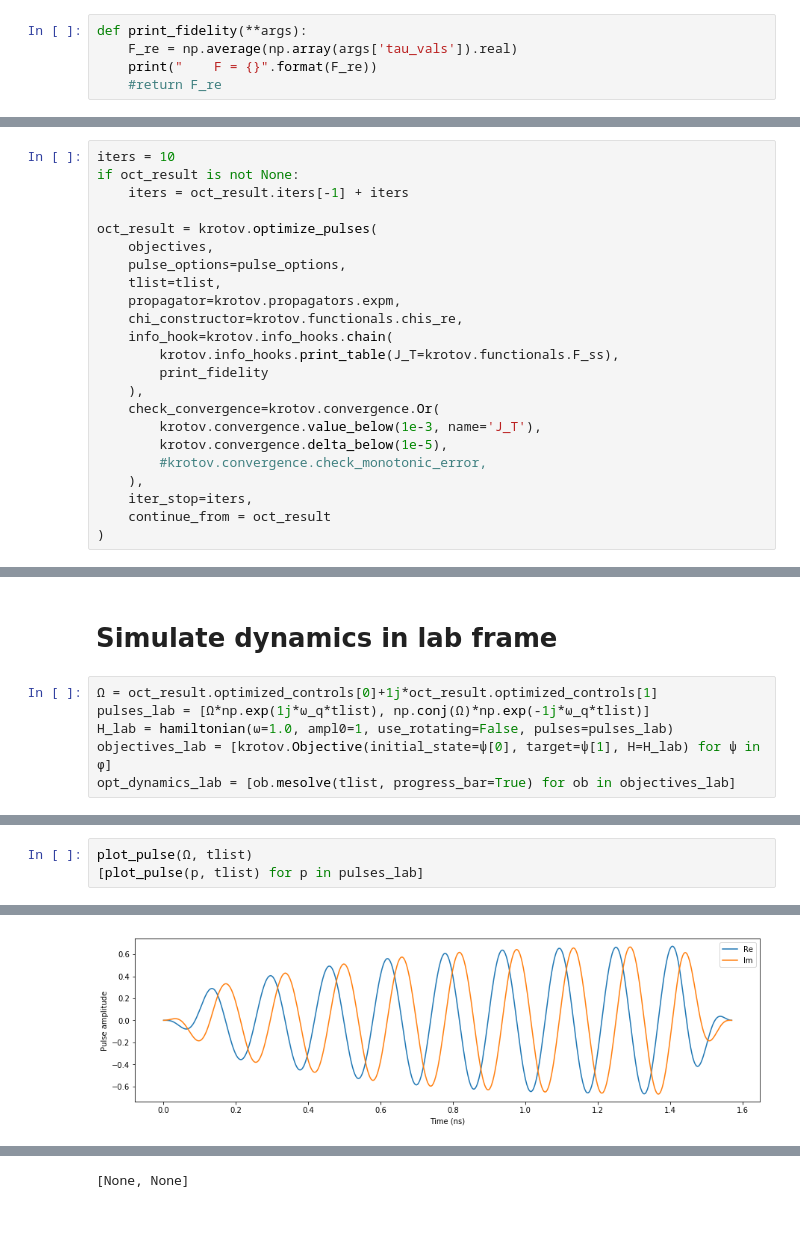
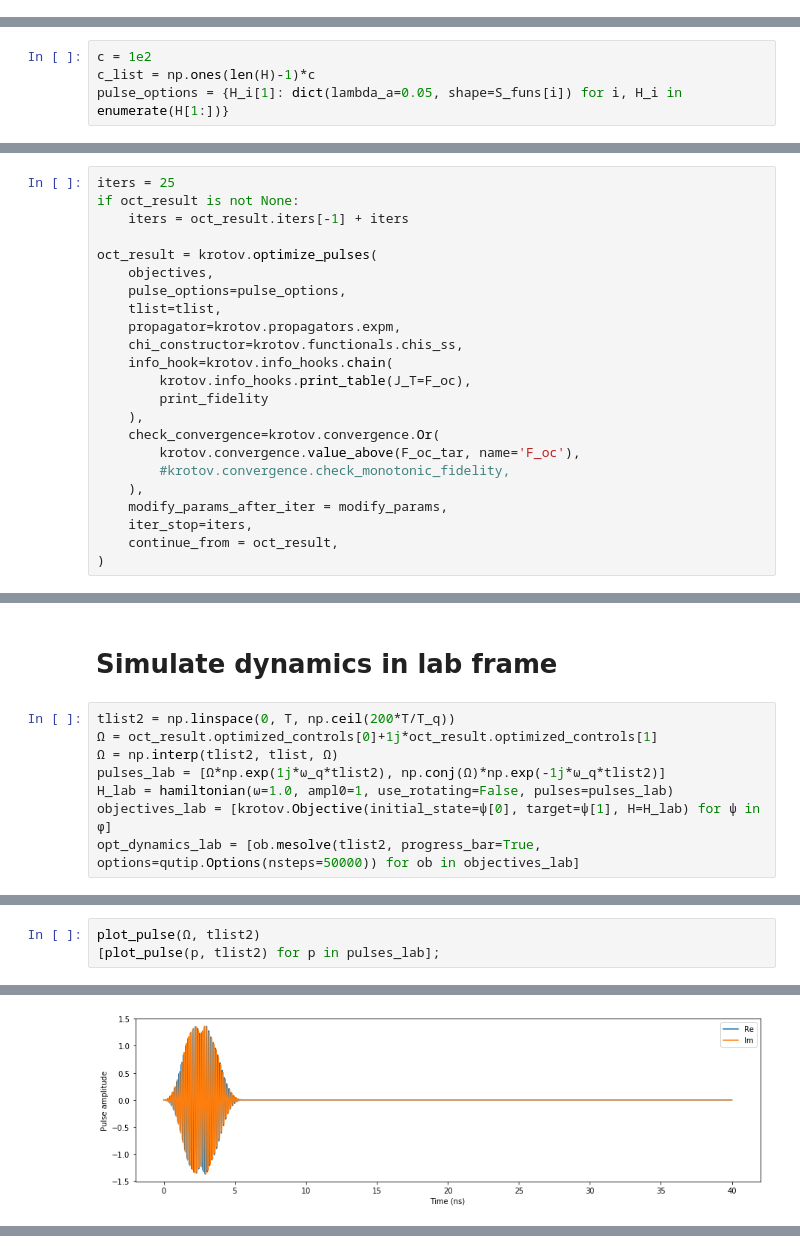
Before and after one commit to JohanWinther/cat-state-encoding, a Jupyter notebook: Krotov/Pi Pulse test.ipynb, the cells around one changed output, grey strips where cells are left out. Saved outputs shown, nothing was run; the diff lists cells and outputs as text; blank space fills up the shorter version.

```diff
--- a/Krotov/Pi Pulse test.ipynb
+++ b/Krotov/Pi Pulse test.ipynb
@@ -358,11 +394,6 @@ pulse_options = {H_i[1]: dict(lambda_a=opt_lambda[0], shape=S_funs[i]) for i, H_
 It is convenient to introduce the function `print_fidelity`, which can be passed
 to the optimization procedure and will be called after each iteration and thus
 provides additional feedback about the optimization progress.
-# %%
-def print_fidelity(**args):
-    F_re = np.average(np.array(args['tau_vals']).real)
-    print("    F = {}".format(F_re))
-    #return F_re
 # %% [markdown]
 ## Simulate dynamics of the guess field
 
@@ -443,3 +495,7 @@ F_{re}
 with
 $\ket{\Psi(T)}$ the
 forward propagated state of $\ket{\Psi_{\init}}$.
+# %%
+c = 1e2
+c_list = np.ones(len(H)-1)*c
+pulse_options = {H_i[1]: dict(lambda_a=0.05, shape=S_funs[i]) for i, H_i in enumerate(H[1:])}
@@ -447,7 +547,7 @@ forward propagated state of $\ket{\Psi_{\init}}$.
 # Reset results
 oct_result = None
 # %%
-iters = 10
+iters = 25
 if oct_result is not None:
     iters = oct_result.iters[-1] + iters
 
@@ -456,17 +556,17 @@ oct_result = krotov.optimize_pulses(
     pulse_options=pulse_options,
     tlist=tlist,
     propagator=krotov.propagators.expm,
-    chi_constructor=krotov.functionals.chis_re,
+    chi_constructor=krotov.functionals.chis_ss,
     info_hook=krotov.info_hooks.chain(
-        krotov.info_hooks.print_table(J_T=krotov.functionals.F_ss),
+        krotov.info_hooks.print_table(J_T=F_oc),
         print_fidelity
     ),
     check_convergence=krotov.convergence.Or(
-        krotov.convergence.value_below(1e-3, name='J_T'),
-        krotov.convergence.delta_below(1e-5),
-        #krotov.convergence.check_monotonic_error,
+        krotov.convergence.value_above(F_oc_tar, name='F_oc'),
+        #krotov.convergence.check_monotonic_fidelity,
     ),
+    modify_params_after_iter = modify_params,
     iter_stop=iters,
-    continue_from = oct_result
+    continue_from = oct_result,
 )
 # %% [output]
@@ -545,9 +677,11 @@ plot_evolution(opt_dynamics)
 # %% [markdown]
 # Simulate dynamics in lab frame
 # %%
+tlist2 = np.linspace(0, T, np.ceil(200*T/T_q))
 Ω = oct_result.optimized_controls[0]+1j*oct_result.optimized_controls[1]
-pulses_lab = [Ω*np.exp(1j*ω_q*tlist), np.conj(Ω)*np.exp(-1j*ω_q*tlist)]
+Ω = np.interp(tlist2, tlist, Ω)
+pulses_lab = [Ω*np.exp(1j*ω_q*tlist2), np.conj(Ω)*np.exp(-1j*ω_q*tlist2)]
 H_lab = hamiltonian(ω=1.0, ampl0=1, use_rotating=False, pulses=pulses_lab)
 objectives_lab = [krotov.Objective(initial_state=ψ[0], target=ψ[1], H=H_lab) for ψ in ϕ]
-opt_dynamics_lab = [ob.mesolve(tlist, progress_bar=True) for ob in objectives_lab]
+opt_dynamics_lab = [ob.mesolve(tlist2, progress_bar=True, options=qutip.Options(nsteps=50000)) for ob in objectives_lab]
 # %% [output]
@@ -564,4 +698,4 @@ Total run time:   1.32s
 # %%
-plot_pulse(Ω, tlist)
-[plot_pulse(p, tlist) for p in pulses_lab]
+plot_pulse(Ω, tlist2)
+[plot_pulse(p, tlist2) for p in pulses_lab];
 # %% [output]
@@ -569 +703 @@ plot_pulse(Ω, tlist)
-[figure, old version]
+[figure, new version]
@@ -571 +704,0 @@ plot_pulse(Ω, tlist)
-[None, None]
```
Also changed, not shown: parts of 33 cells of this notebook, 2 other files.
